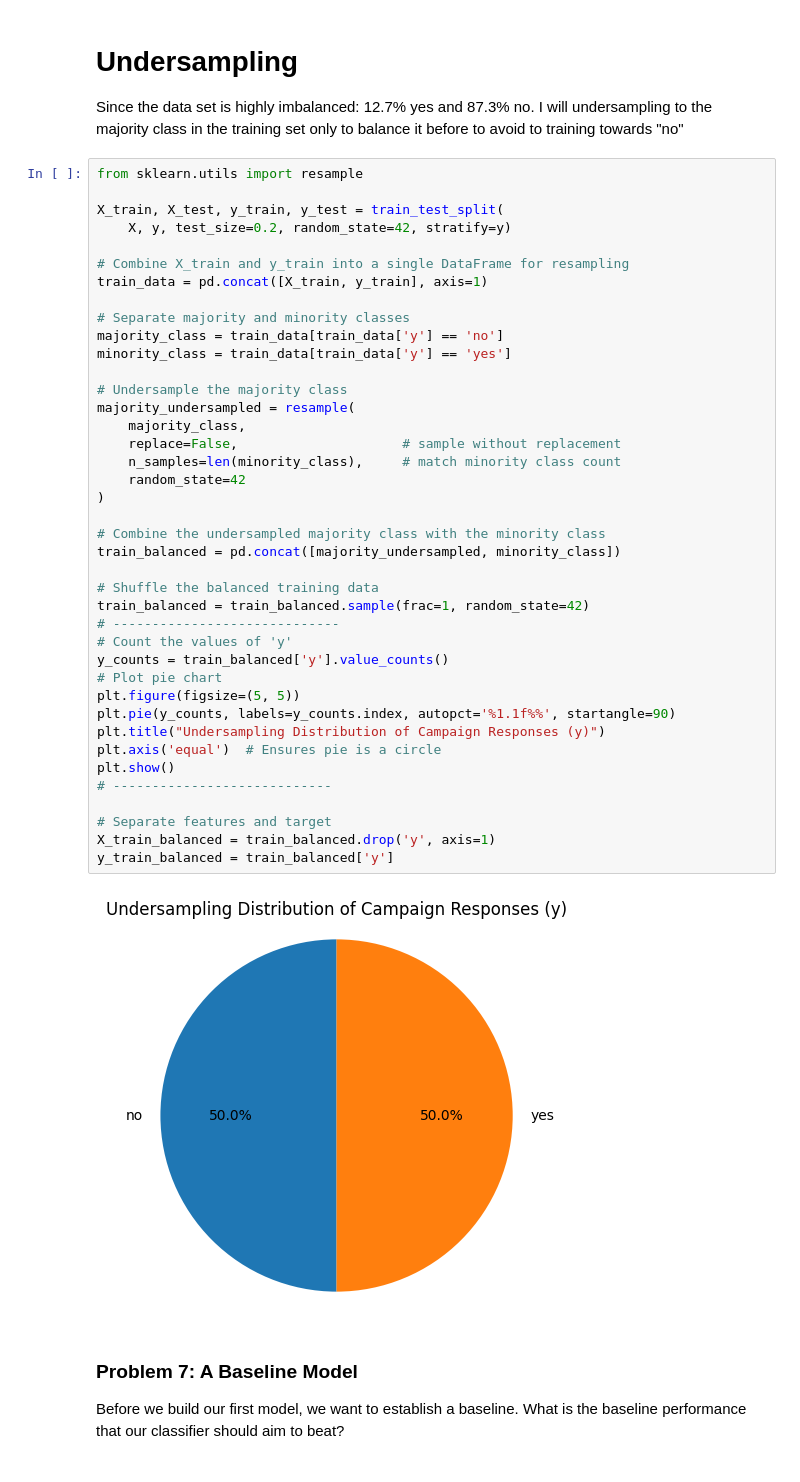
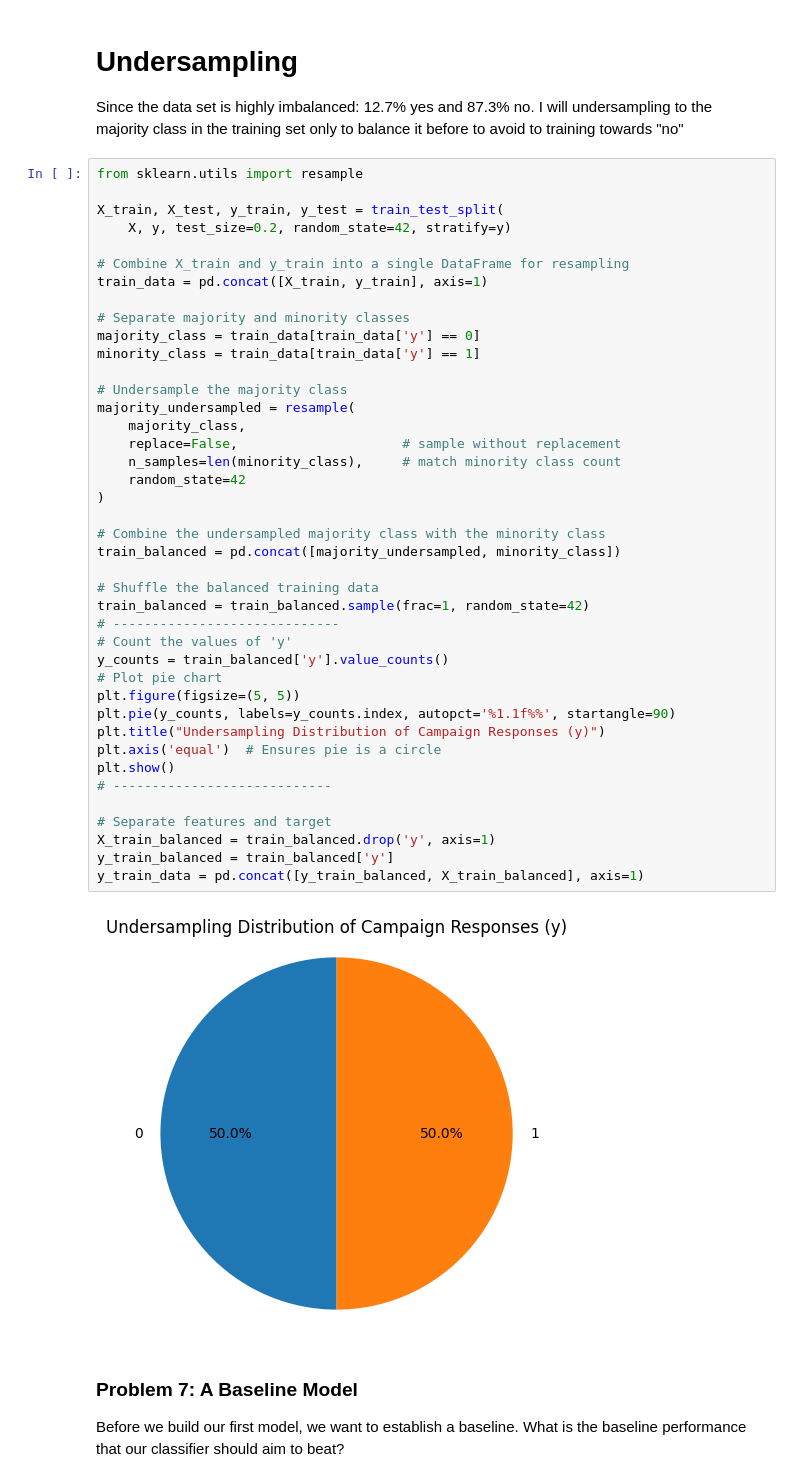
Before and after one commit to pabloriveraw/practical_application_III, a Jupyter notebook: Pablo_Rivera_practical_application_III.ipynb, the cells around one changed output. Cells and saved outputs as stored; diff of their text form.

```diff
--- a/Pablo_Rivera_practical_application_III.ipynb
+++ b/Pablo_Rivera_practical_application_III.ipynb
@@ -465,38 +458,39 @@ X_train, X_test, y_train, y_test = train_test_split(
 train_data = pd.concat([X_train, y_train], axis=1)
 
 # Separate majority and minority classes
-majority_class = train_data[train_data['y'] == 'no']
-minority_class = train_data[train_data['y'] == 'yes']
+majority_class = train_data[train_data['y'] == 0]
+minority_class = train_data[train_data['y'] == 1]
 
 # Undersample the majority class
 majority_undersampled = resample(
     majority_class,
     replace=False,                     # sample without replacement
     n_samples=len(minority_class),     # match minority class count
     random_state=42
 )
 
 # Combine the undersampled majority class with the minority class
 train_balanced = pd.concat([majority_undersampled, minority_class])
 
 # Shuffle the balanced training data
 train_balanced = train_balanced.sample(frac=1, random_state=42)
 # -----------------------------
 # Count the values of 'y'
 y_counts = train_balanced['y'].value_counts()
 # Plot pie chart
 plt.figure(figsize=(5, 5))
 plt.pie(y_counts, labels=y_counts.index, autopct='%1.1f%%', startangle=90)
 plt.title("Undersampling Distribution of Campaign Responses (y)")
 plt.axis('equal')  # Ensures pie is a circle
 plt.show()
 # ----------------------------
 
 # Separate features and target
 X_train_balanced = train_balanced.drop('y', axis=1)
 y_train_balanced = train_balanced['y']
+y_train_data = pd.concat([y_train_balanced, X_train_balanced], axis=1)
 # %% [output]
-[figure, old version]
+[figure, new version]
 # %% [markdown]
 ### Problem 7: A Baseline Model
 
```
Also changed, not shown: parts of 17 cells of this notebook.
